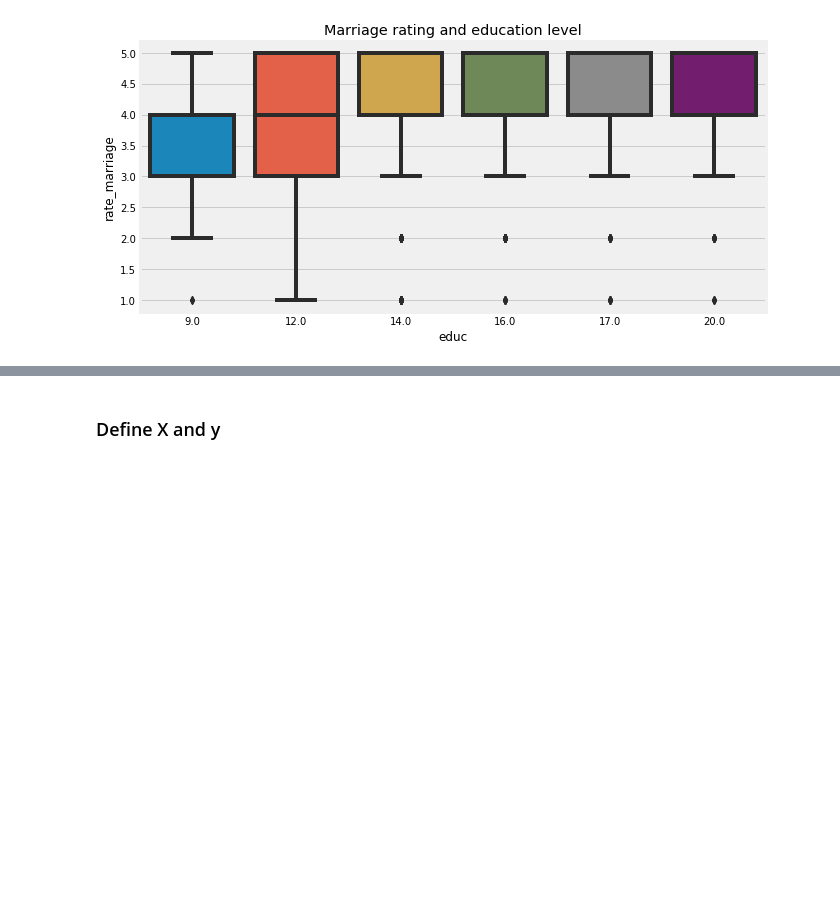
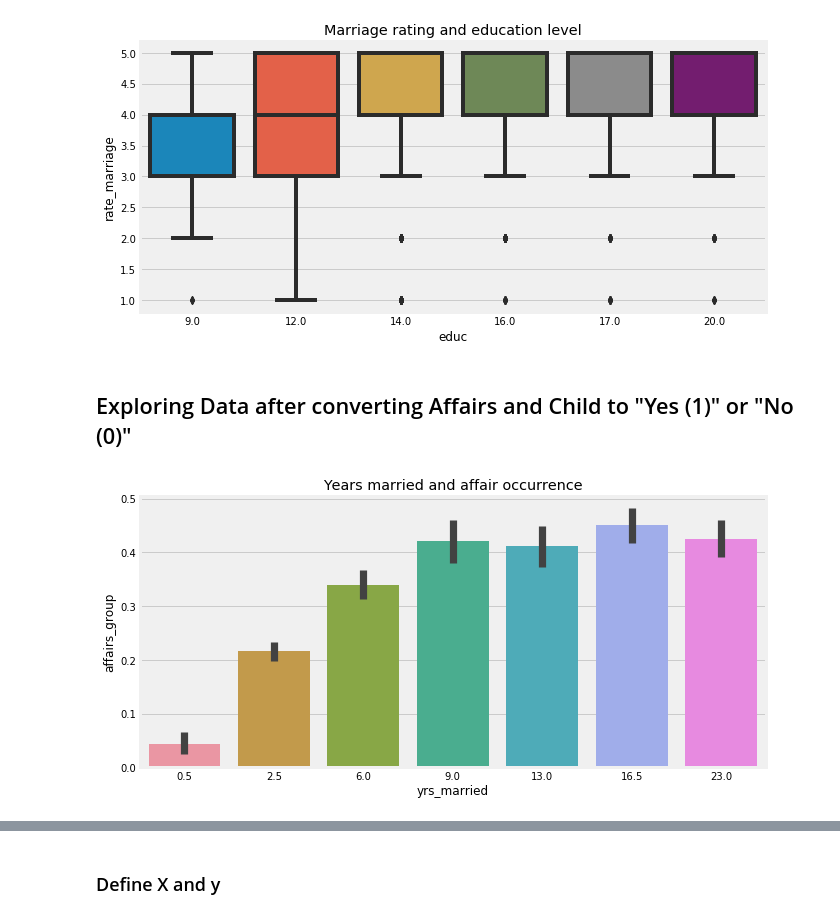
Before and after one commit to norvin2002/ga-data-science, a Jupyter notebook: Final Project ExtraM2-1.ipynb, the cells around one changed output, grey strips where cells are left out. Drawn from its saved outputs; the diff is of its cells as text; code cells hidden in the pictures; blank space fills up the shorter version.

```diff
--- a/Final Project ExtraM2-1.ipynb
+++ b/Final Project ExtraM2-1.ipynb
@@ -325,3 +329,12 @@ plt.title('Marriage rating and education level')
 plt.show()
 # %% [output]
 [figure]
+# %% [markdown]
+## Exploring Data after converting Affairs and Child to "Yes (1)" or "No (0)"
+# %%
+sns.barplot(x='yrs_married',y='affairs_group',data=df2)
+plt.title('Years married and affair occurrence')
+plt.savefig('yrsaffair.jpg')
+plt.show()
+# %% [output]
+[figure, added]
```
Also changed, not shown: parts of 30 cells of this notebook.
